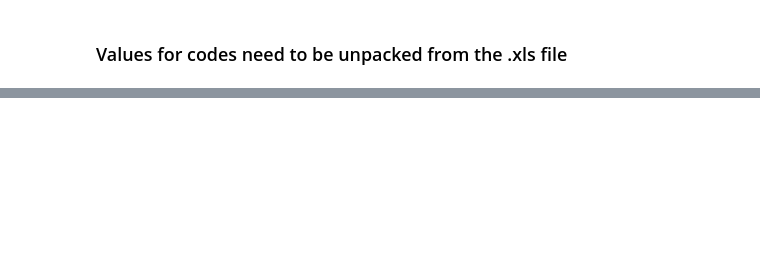
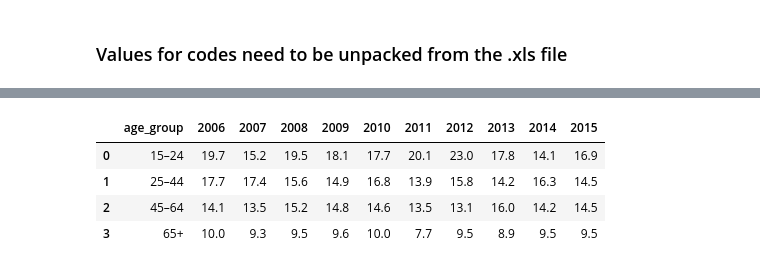
Before and after one commit to shushiej/nz_govt_open_data, a Jupyter notebook: wellbeing_stats_2018.ipynb, the cells around one changed output, grey strips where cells are left out. Saved outputs shown, nothing was run; the diff lists cells and outputs as text; code cells hidden in the pictures; blank space fills up the shorter version.

```diff
--- a/wellbeing_stats_2018.ipynb
+++ b/wellbeing_stats_2018.ipynb
@@ -96,0 +98,2 @@ CACodes_Values = {
+# %%
+df_4 = df_4.iloc[2:]
@@ -96,0 +142,8 @@ CACodes_Values = {
+# %%
+deaths_per_age_group
+# %% [output]
+|  | age_group | 2006 | 2007 | 2008 | 2009 | 2010 | 2011 | 2012 | 2013 | 2014 | 2015 |
+| 0 | 15–24 | 19.7 | 15.2 | 19.5 | 18.1 | 17.7 | 20.1 | 23.0 | 17.8 | 14.1 | 16.9 |
+| 1 | 25–44 | 17.7 | 17.4 | 15.6 | 14.9 | 16.8 | 13.9 | 15.8 | 14.2 | 16.3 | 14.5 |
+| 2 | 45–64 | 14.1 | 13.5 | 15.2 | 14.8 | 14.6 | 13.5 | 13.1 | 16.0 | 14.2 | 14.5 |
+| 3 | 65+ | 10.0 | 9.3 | 9.5 | 9.6 | 10.0 | 7.7 | 9.5 | 8.9 | 9.5 | 9.5 |
```
Also changed, not shown: parts of 24 cells of this notebook.
